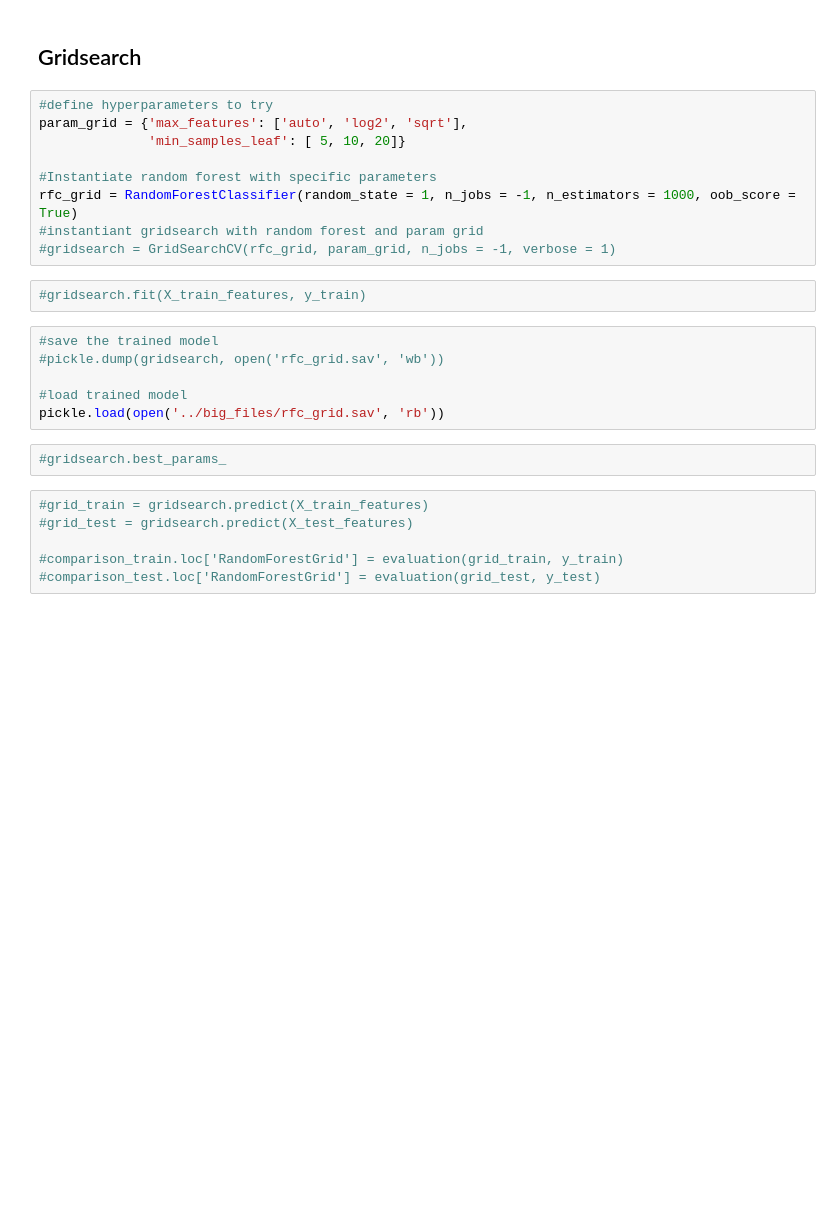
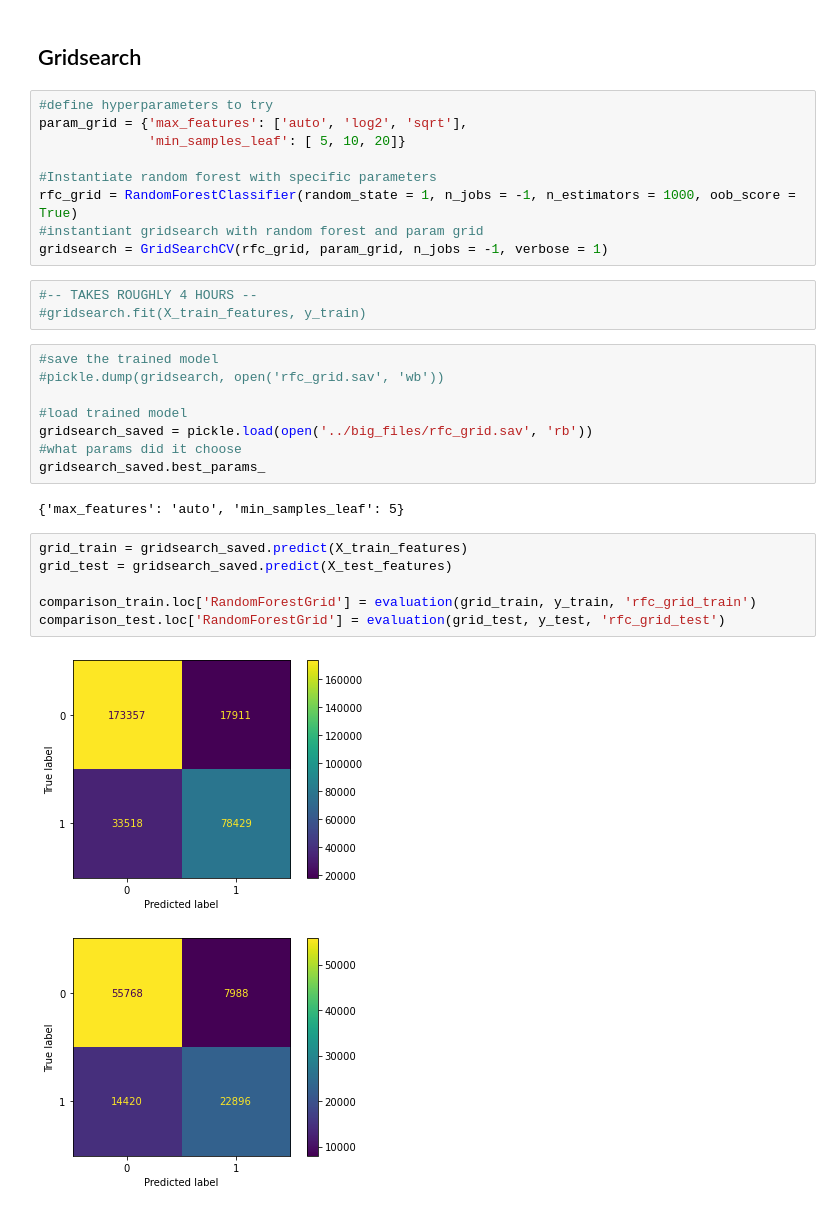
Before and after one commit to fynnweaver/Duplicate_Question_Detection, a Jupyter notebook: Code.ipynb, the cells around one changed output. Saved outputs shown, nothing was run; the diff lists cells and outputs as text; blank space fills up the shorter version.

```diff
--- a/Code.ipynb
+++ b/Code.ipynb
@@ -248,21 +296,27 @@ param_grid = {'max_features': ['auto', 'log2', 'sqrt'],
 #Instantiate random forest with specific parameters
 rfc_grid = RandomForestClassifier(random_state = 1, n_jobs = -1, n_estimators = 1000, oob_score = True)
 #instantiant gridsearch with random forest and param grid
-#gridsearch = GridSearchCV(rfc_grid, param_grid, n_jobs = -1, verbose = 1)
+gridsearch = GridSearchCV(rfc_grid, param_grid, n_jobs = -1, verbose = 1)
 # %%
+#-- TAKES ROUGHLY 4 HOURS --
 #gridsearch.fit(X_train_features, y_train)
 # %%
 #save the trained model
 #pickle.dump(gridsearch, open('rfc_grid.sav', 'wb'))
 
 #load trained model
-pickle.load(open('../big_files/rfc_grid.sav', 'rb'))
+gridsearch_saved = pickle.load(open('../big_files/rfc_grid.sav', 'rb'))
+#what params did it choose
+gridsearch_saved.best_params_
+# %% [output]
+{'max_features': 'auto', 'min_samples_leaf': 5}
-# %%
-#gridsearch.best_params_
 # %%
-#grid_train = gridsearch.predict(X_train_features)
-#grid_test = gridsearch.predict(X_test_features)
+grid_train = gridsearch_saved.predict(X_train_features)
+grid_test = gridsearch_saved.predict(X_test_features)
 
-#comparison_train.loc['RandomForestGrid'] = evaluation(grid_train, y_train)
-#comparison_test.loc['RandomForestGrid'] = evaluation(grid_test, y_test)
+comparison_train.loc['RandomForestGrid'] = evaluation(grid_train, y_train, 'rfc_grid_train')
+comparison_test.loc['RandomForestGrid'] = evaluation(grid_test, y_test, 'rfc_grid_test')
+# %% [output]
+[figure, added]
+[figure, added]
 # %%
```
Also changed, not shown: parts of 16 cells of this notebook, 9 other files.
